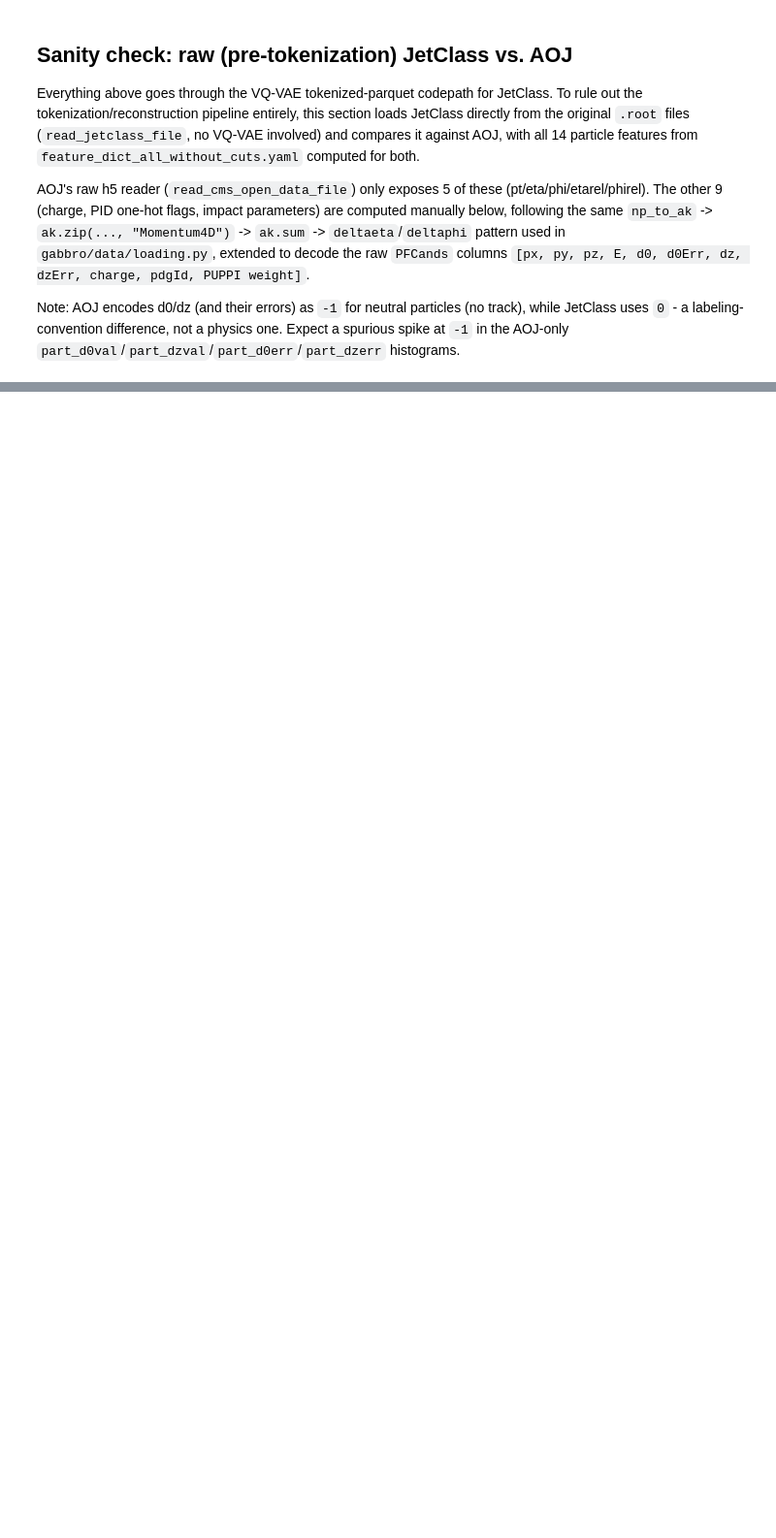
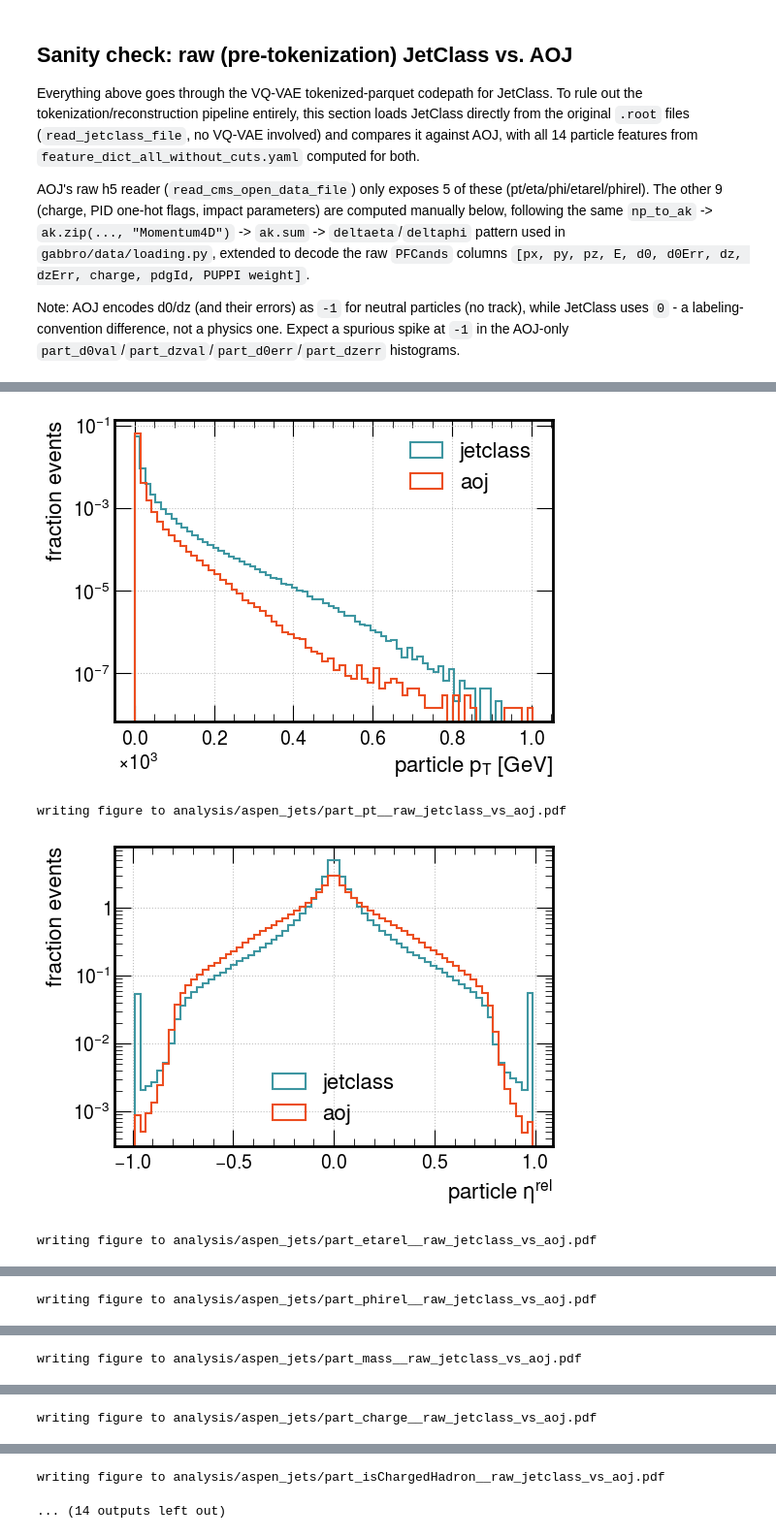
Before and after one commit to kingusiu/enhancing-ntp4jets, a Jupyter notebook: scripts/playground/compare_jetclass_vs_aoj_inputs.ipynb, the cells around one changed output, grey strips where cells are left out. Shown at 97% size. Saved outputs shown, nothing was run; the diff lists cells and outputs as text; code cells hidden in the pictures; blank space fills up the shorter version.

```diff
--- a/scripts/playground/compare_jetclass_vs_aoj_inputs.ipynb
+++ b/scripts/playground/compare_jetclass_vs_aoj_inputs.ipynb
@@ -331,7 +339,7 @@ import numpy as np
 from gabbro.data.loading import read_jetclass_file
 from gabbro.utils.arrays import np_to_ak
 
-N_JETS_RAW = 100_000
+N_JETS_RAW = 100_000_000
 
 # the 14 particle features from configs/feature_dict/feature_dict_all_without_cuts.yaml
 FEATURE_LIST = [
@@ -417,28 +431,91 @@ print(f"Fields: {aoj_raw_ak.fields}")
 # %%
 import os
 import sys
 
 deps_path = "/home/users/w/wozniak/.local/ntp4jets-deps"
 if deps_path not in sys.path:
     sys.path.insert(0, deps_path)
 
 import heputl.plotting.oneD as heplt
 
 output_dir = "analysis/aspen_jets"
 os.makedirs(output_dir, exist_ok=True)
 
-for feat in FEATURE_LIST:
-    jetclass_flat = ak.flatten(jetclass_raw_ak[feat]).to_numpy()
-    aoj_flat = ak.flatten(aoj_raw_ak[feat]).to_numpy()
+FEATURE_LABELS = {
+    "part_pt": r"particle $p_\mathrm{T}$ [GeV]",
+    "part_etarel": r"particle $\eta^\mathrm{rel}$",
+    "part_phirel": r"particle $\phi^\mathrm{rel}$",
+    "part_mass": r"particle mass [GeV]",
+    "part_charge": r"particle charge",
+    "part_isChargedHadron": r"particle is charged hadron",
+    "part_isNeutralHadron": r"particle is neutral hadron",
+    "part_isPhoton": r"particle is photon",
+    "part_isElectron": r"particle is electron",
+    "part_isMuon": r"particle is muon",
+    "part_d0sig": r"particle $d_0/\sigma_{d_0}$",
+    "part_dzsig": r"particle $d_z/\sigma_{d_z}$",
+}
+
+ETAREL_CLIP = 0.99
+SIG_CLIP = 20
+
+for feat, label in FEATURE_LABELS.items():
+    if feat == "part_d0sig":
+        jetclass_flat = (
+            ak.flatten(jetclass_raw_ak["part_d0val"]).to_numpy()
+            / ak.flatten(jetclass_raw_ak["part_d0err"]).to_numpy()
+        )
+        # AOJ's -1/-1 placeholder for particles with no valid track fit divides to exactly 1.0,
+        # not a real significance value - drop it like the other non-finite placeholders below
+        aoj_d0val = ak.flatten(aoj_raw_ak["part_d0val"]).to_numpy()
+        aoj_d0err = ak.flatten(aoj_raw_ak["part_d0err"]).to_numpy()
+        aoj_flat = np.where((aoj_d0val == -1) & (aoj_d0err == -1), np.nan, aoj_d0val / aoj_d0err)
+    elif feat == "part_dzsig":
+        jetclass_flat = (
+            ak.flatten(jetclass_raw_ak["part_dzval"]).to_numpy()
+            / ak.flatten(jetclass_raw_ak["part_dzerr"]).to_numpy()
+        )
+        aoj_dzval = ak.flatten(aoj_raw_ak["part_dzval"]).to_numpy()
+        aoj_dzerr = ak.flatten(aoj_raw_ak["part_dzerr"]).to_numpy()
+        aoj_flat = np.where((aoj_dzval == -1) & (aoj_dzerr == -1), np.nan, aoj_dzval / aoj_dzerr)
+    else:
+        jetclass_flat = ak.flatten(jetclass_raw_ak[feat]).to_numpy()
+        aoj_flat = ak.flatten(aoj_raw_ak[feat]).to_numpy()
+
+    if feat == "part_etarel":
+        # clip values beyond +/-0.99 into overflow bins at the edges
+        jetclass_flat = np.clip(jetclass_flat, -ETAREL_CLIP, ETAREL_CLIP)
+        aoj_flat = np.clip(aoj_flat, -ETAREL_CLIP, ETAREL_CLIP)
+    elif feat in ("part_d0sig", "part_dzsig"):
+        # clip the long significance tails into overflow bins at +/-20
+        jetclass_flat = np.clip(jetclass_flat, -SIG_CLIP, SIG_CLIP)
+        aoj_flat = np.clip(aoj_flat, -SIG_CLIP, SIG_CLIP)
+
+    # d0err/dzerr can contain +inf (e.g. from division-by-zero upstream), which breaks
+    # heplt's automatic histogram range computation ("supplied range of [-1.0, inf]") -
+    # drop non-finite values before plotting
+    if not np.isfinite(jetclass_flat).all():
+        n_bad = (~np.isfinite(jetclass_flat)).sum()
+        print(f"{feat}: dropping {n_bad} non-finite jetclass values")
+        jetclass_flat = jetclass_flat[np.isfinite(jetclass_flat)]
+    if not np.isfinite(aoj_flat).all():
+        n_bad = (~np.isfinite(aoj_flat)).sum()
+        print(f"{feat}: dropping {n_bad} non-finite aoj values")
+        aoj_flat = aoj_flat[np.isfinite(aoj_flat)]
 
     heplt.plot_feature_hist_for_n_samples(
         data=[jetclass_flat, aoj_flat],
-        sample_names=["jetclass (raw, untokenized)", "aspen_open_jets"],
-        xlabel=feat,
+        sample_names=["jetclass", "aoj"],
+        xlabel=label,
         bins=70,
         plot_name=f"{feat}__raw_jetclass_vs_aoj",
         fig_dir=output_dir,
         show_plt=True,
         legend_outside=False,
         fig_size=(6.0, 4.5),
     )
+# %% [output]
+[figure, added]
+writing figure to analysis/aspen_jets/part_pt__raw_jetclass_vs_aoj.pdf
+[figure, added]
+writing figure to analysis/aspen_jets/part_etarel__raw_jetclass_vs_aoj.pdf
@@ -444,0 +523 @@ for feat in FEATURE_LIST:
+writing figure to analysis/aspen_jets/part_phirel__raw_jetclass_vs_aoj.pdf
@@ -444,0 +525 @@ for feat in FEATURE_LIST:
+writing figure to analysis/aspen_jets/part_mass__raw_jetclass_vs_aoj.pdf
@@ -444,0 +527 @@ for feat in FEATURE_LIST:
+writing figure to analysis/aspen_jets/part_charge__raw_jetclass_vs_aoj.pdf
@@ -444,0 +529,2 @@ for feat in FEATURE_LIST:
+writing figure to analysis/aspen_jets/part_isChargedHadron__raw_jetclass_vs_aoj.pdf
+... (14 outputs left out)
```
Also changed, not shown: parts of 12 cells of this notebook, 3 other files.
